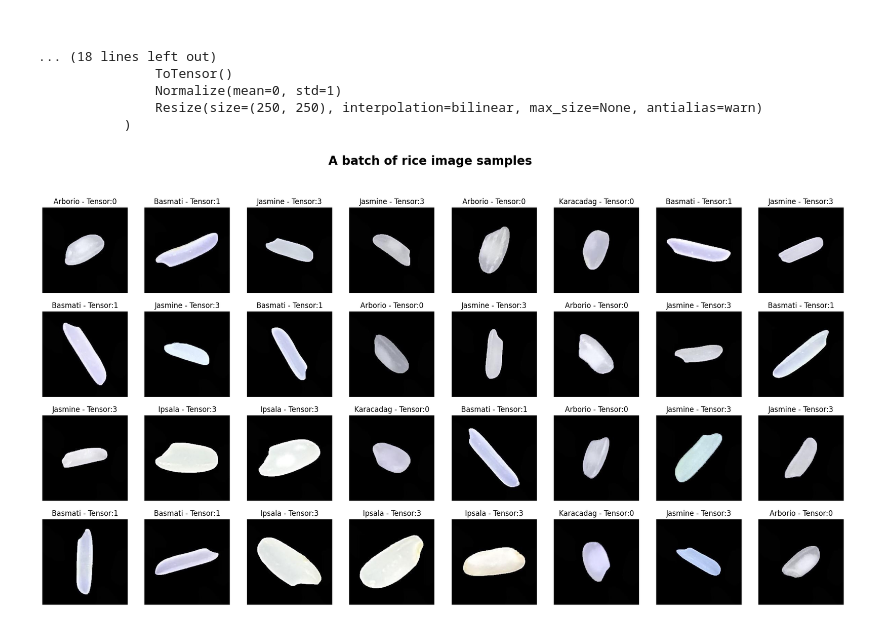
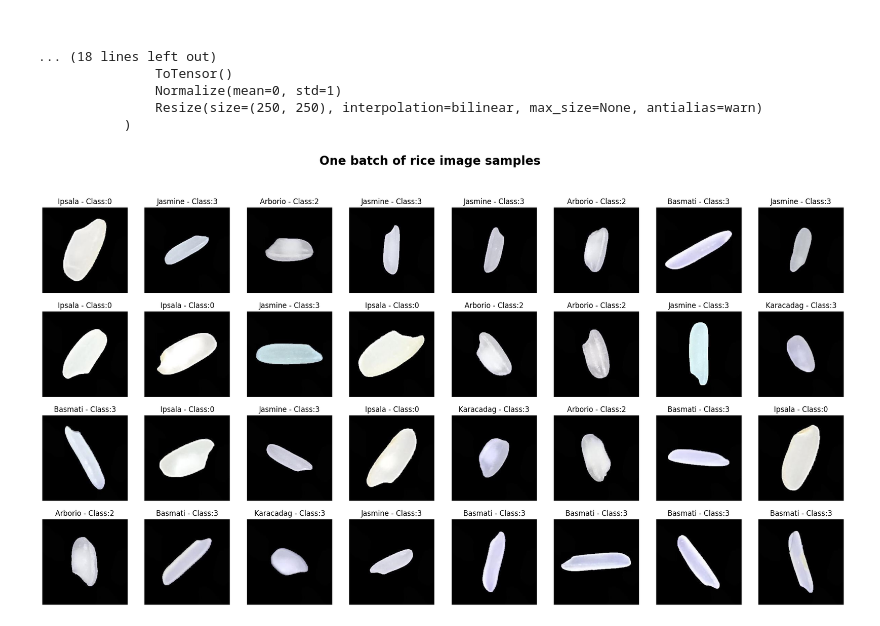
Before and after one commit to MohammadarefAhmadpoor/Rice-image-classification, a Jupyter notebook: code (Pytorch).ipynb, the cells around one changed output. Drawn from its saved outputs; the diff is of its cells as text; code cells hidden in the pictures.

```diff
--- a/code (Pytorch).ipynb
+++ b/code (Pytorch).ipynb
@@ -103,26 +103,26 @@ new_validation_dataloader = DeviceDataLoader(validation_loader, device)
 # %%
 imgs, labels = next(iter(train_loader))
 default_labels = {
     0: "Arborio",
     1: "Basmati",
     2: "Ipsala",
     3: "Jasmine",
     4: "Karacadag",
 }
 img_names = ['image_{}'.format(i) for i in range(len(imgs))]
 
 fig, axes = plt.subplots(4, 8, figsize=(24, 12))
-fig.suptitle('A batch of rice image samples', fontsize=20, fontweight='bold')
+fig.suptitle('One batch of rice image samples', fontsize=20, fontweight='bold')
 
 for ax, img, label_idx, img_name in zip(axes.flatten(), imgs, labels, img_names):
     img = torch.permute(img, (1, 2, 0))
     ax.imshow(img)
-    ax.set_title(f'{default_labels[int(label_idx)]} - Tensor:{labels[int(label_idx)]}')
+    ax.set_title(f'{default_labels[int(label_idx)]} - Class:{labels[int(label_idx)]}')
     ax.axis('off')
 
 plt.show()
 # %% [output]
-[figure, old version]
+[figure, new version]
 # %%
 class CNN(nn.Module):
     def __init__(self, In_channels, Num_classes):
```
Also changed, not shown: parts of 5 cells of this notebook, 14 other files.
